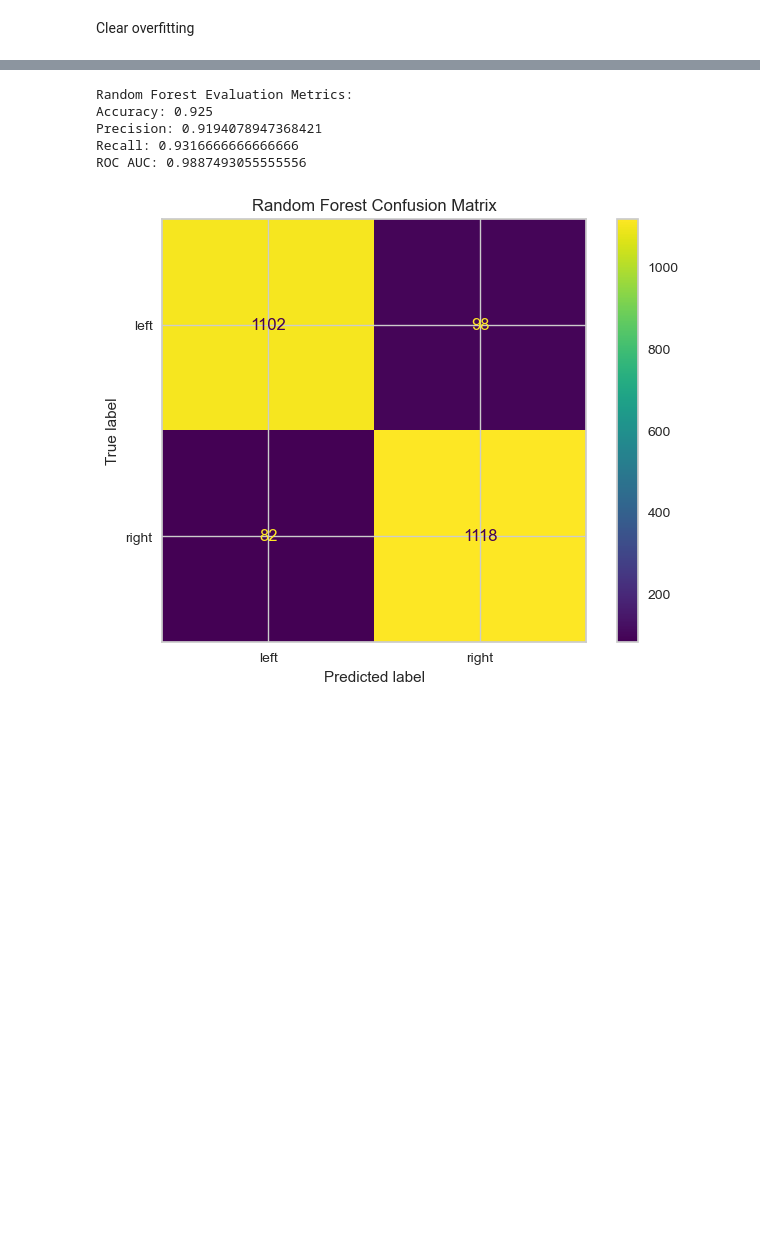
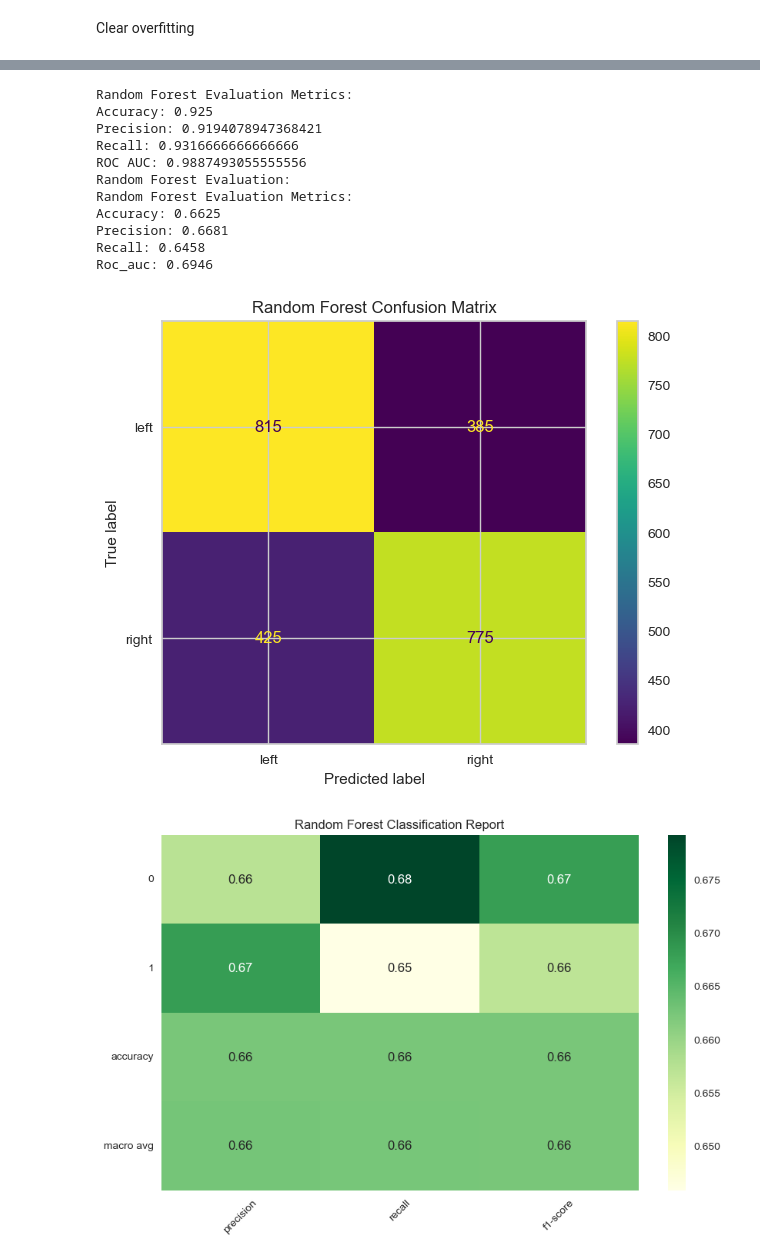
Before and after one commit to Xarcu/TFM_EEG, a Jupyter notebook: notebooks/feature_plots.ipynb, the cells around one changed output, grey strips where cells are left out. Saved outputs shown, nothing was run; the diff lists cells and outputs as text; code cells hidden in the pictures; blank space fills up the shorter version.

```diff
--- a/notebooks/feature_plots.ipynb
+++ b/notebooks/feature_plots.ipynb
@@ -102,7 +102,8 @@ Application: These metrics allow for a global understanding of brain connectivit
 import pandas as pd
 
 # Define the file path
-file_path = r"C:\Users\Ferran\Desktop\TFM\TFM_EEG\DATASET\MI\SUB_2\Dictionary.parquet"
+file_path = r"C:\Users\Ferran\Desktop\TFM\TFM_EEG\DATASET\MI\SUB_2\Dictionary_normal.parquet"
+
 save_path = r"C:\Users\Ferran\Desktop\TFM\TFM_EEG\notebooks\plots"
 
 # Load the Parquet file
@@ -841,7 +905,7 @@ weighted avg       0.87      0.87      0.87      2132
 import pandas as pd
 
 # Load the Parquet file
-validation_path = r"C:\Users\Ferran\Desktop\TFM\TFM_EEG\DATASET\MI\SUB_2\RANDOM_FILTERED\Dictionary_random.parquet"
+validation_path = r"C:\Users\Ferran\Desktop\TFM\TFM_EEG\DATASET\MI\SUB_2\RANDOM_FILTERED\Dictionary_random_normal.parquet"
 validation_data = pd.read_parquet(validation_path)
 
 # Count the occurrences of each value in the 'side' column
@@ -998,40 +1068,44 @@ from sklearn.ensemble import RandomForestClassifier
 
 # Random Forest Classifier
 rf = RandomForestClassifier(random_state=42, n_estimators=100)
 
 # Fit the Random Forest model on the validation dataset
 rf.fit(X_imputed, y_validation_encoded)
 
 # Predict on the validation set using Random Forest
 y_pred_rf = rf.predict(X_imputed)
 y_pred_proba_rf = rf.predict_proba(X_imputed)[:, 1]  # Probability of class 1
 
 # Evaluation metrics for Random Forest
 accuracy_rf = accuracy_score(y_validation_encoded, y_pred_rf)
 precision_rf = precision_score(y_validation_encoded, y_pred_rf)
 recall_rf = recall_score(y_validation_encoded, y_pred_rf)
 roc_auc_rf = roc_auc_score(y_validation_encoded, y_pred_proba_rf)
 
 # Print evaluation metrics for Random Forest
 print(f"Random Forest Evaluation Metrics:")
 print(f"Accuracy: {accuracy_rf}")
 print(f"Precision: {precision_rf}")
 print(f"Recall: {recall_rf}")
 print(f"ROC AUC: {roc_auc_rf}")
 
-# Confusion Matrix for Random Forest
-confusion_matrix_rf = confusion_matrix(y_validation_encoded, y_pred_rf)
-cm_display_rf = ConfusionMatrixDisplay(confusion_matrix=confusion_matrix_rf, display_labels=label_encoder.classes_)
-cm_display_rf.plot()
-plt.title("Random Forest Confusion Matrix")
-plt.show()
+# Evaluate Random Forest
+print("Random Forest Evaluation:")
+dt_metrics = evaluate_model(knn, X_validation, y_validation_encoded, label_encoder, model_name="Random Forest")
 # %% [output]
 Random Forest Evaluation Metrics:
 Accuracy: 0.925
 Precision: 0.9194078947368421
 Recall: 0.9316666666666666
 ROC AUC: 0.9887493055555556
+Random Forest Evaluation:
+Random Forest Evaluation Metrics:
+Accuracy: 0.6625
+Precision: 0.6681
+Recall: 0.6458
+Roc_auc: 0.6946
-[figure, old version]
+[figure, new version]
+[figure, added]
 # %%
 from sklearn.linear_model import LogisticRegression
 
```
Also changed, not shown: parts of 29 cells of this notebook.
